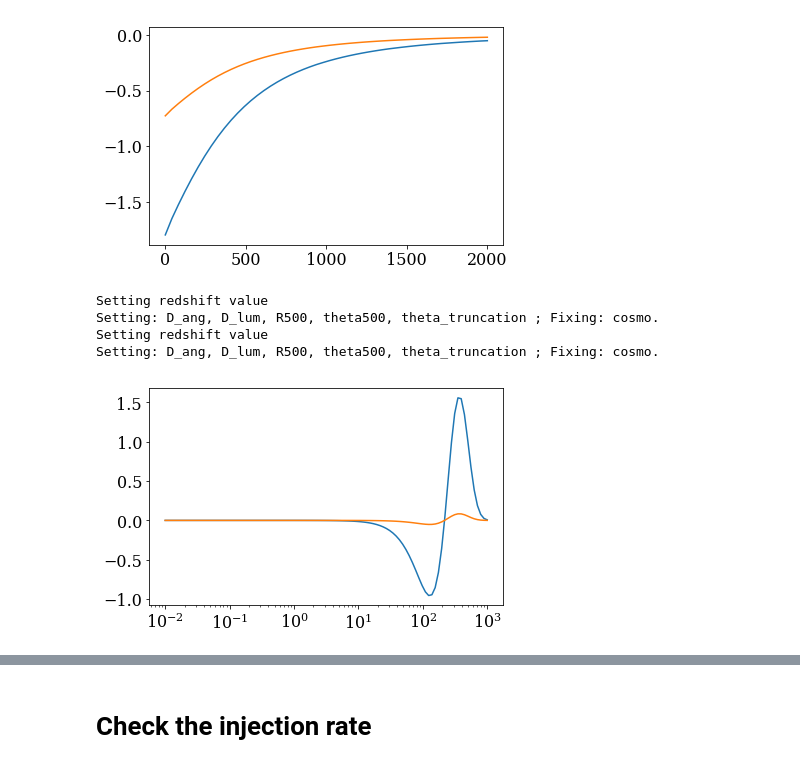
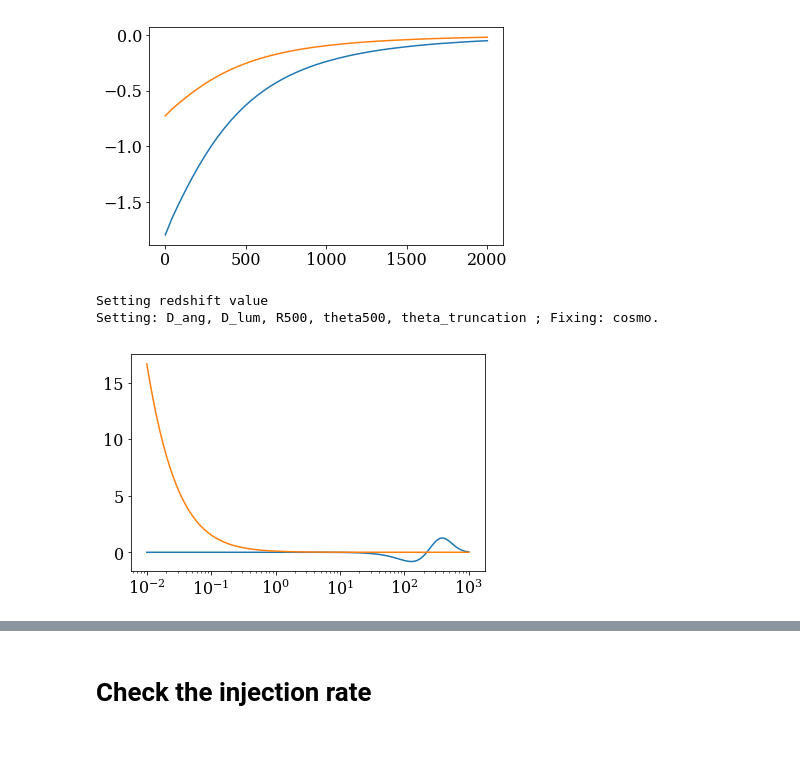
Before and after one commit to renlliang3/ClusterModel, a Jupyter notebook: notebook/model_dev_parameters.ipynb, the cells around one changed output, grey strips where cells are left out. Cells and saved outputs as stored; diff of their text form; code cells hidden in the pictures.

```diff
--- a/notebook/model_dev_parameters.ipynb
+++ b/notebook/model_dev_parameters.ipynb
@@ -198,25 +198,16 @@ plt.plot(r, 1e3*(-p2*250*u.arcsec**2).to('Jy'))
 [<matplotlib.lines.Line2D at 0x...>]
 [figure]
 # %%
-clust.redshift=0.1
-
+clust.redshift = 0.1
 f = np.logspace(-2,3,100)*u.GHz
-
 f, s1 = clust.get_sz_spectrum(f, type_integral='cylindrical', Rmax=1*u.Mpc)
 f, s2 = clust.get_synchrotron_spectrum(f, type_integral='cylindrical', Rmax=1*u.Mpc)
-
-clust.redshift=1
-f, s3 = clust.get_sz_spectrum(f, type_integral='cylindrical', Rmax=1*u.Mpc)
-
 plt.plot(f, s1)
-#plt.plot(f, s2)
-plt.plot(f, s3)
+plt.plot(f, s2)
 #plt.yscale('log')
 plt.xscale('log')
 # %% [output]
 Setting redshift value
 Setting: D_ang, D_lum, R500, theta500, theta_truncation ; Fixing: cosmo.
-Setting redshift value
-Setting: D_ang, D_lum, R500, theta500, theta_truncation ; Fixing: cosmo.
-[figure, old version]
+[figure, new version]
 # %%
```
Also changed, not shown: parts of 1 cell of this notebook, 2 other files.
